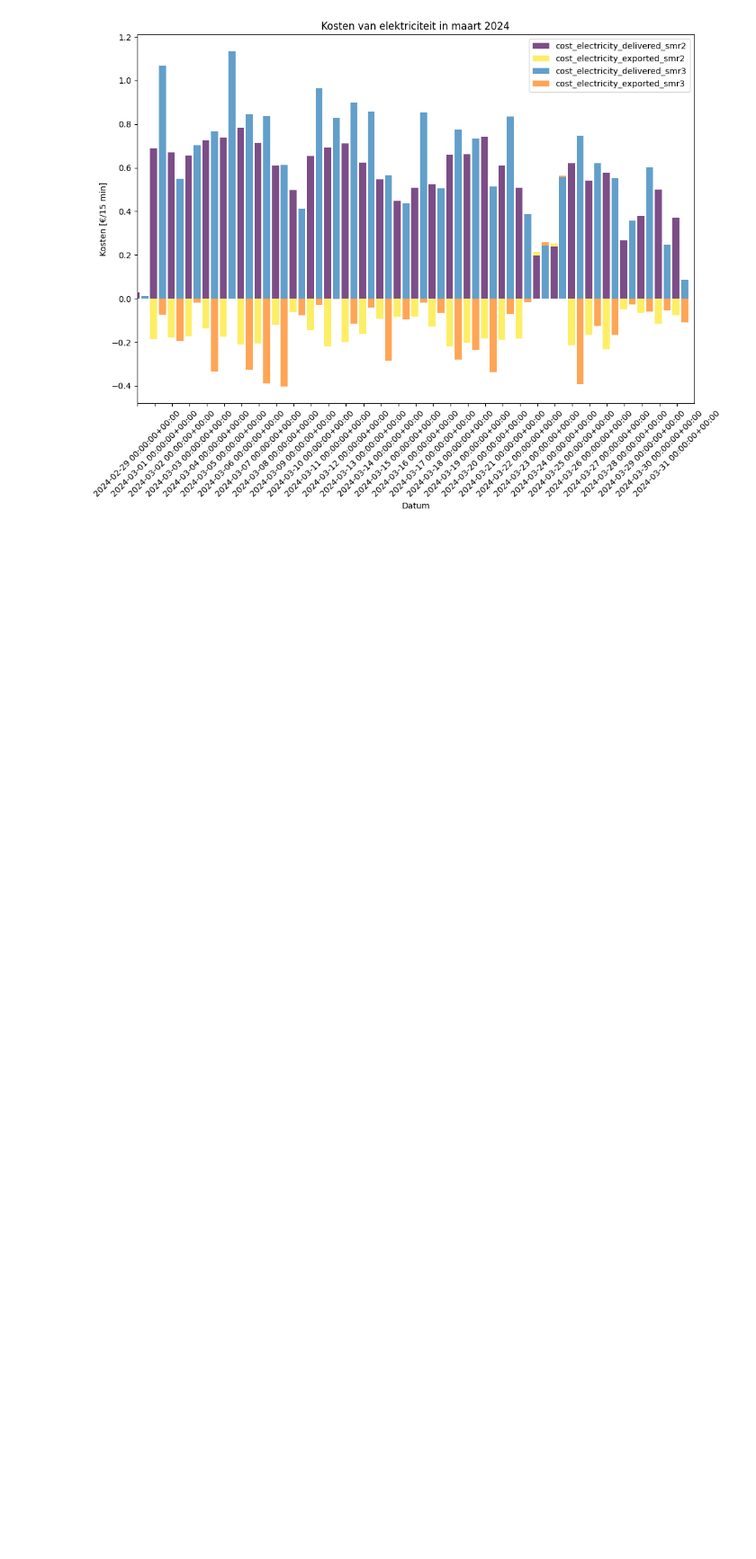
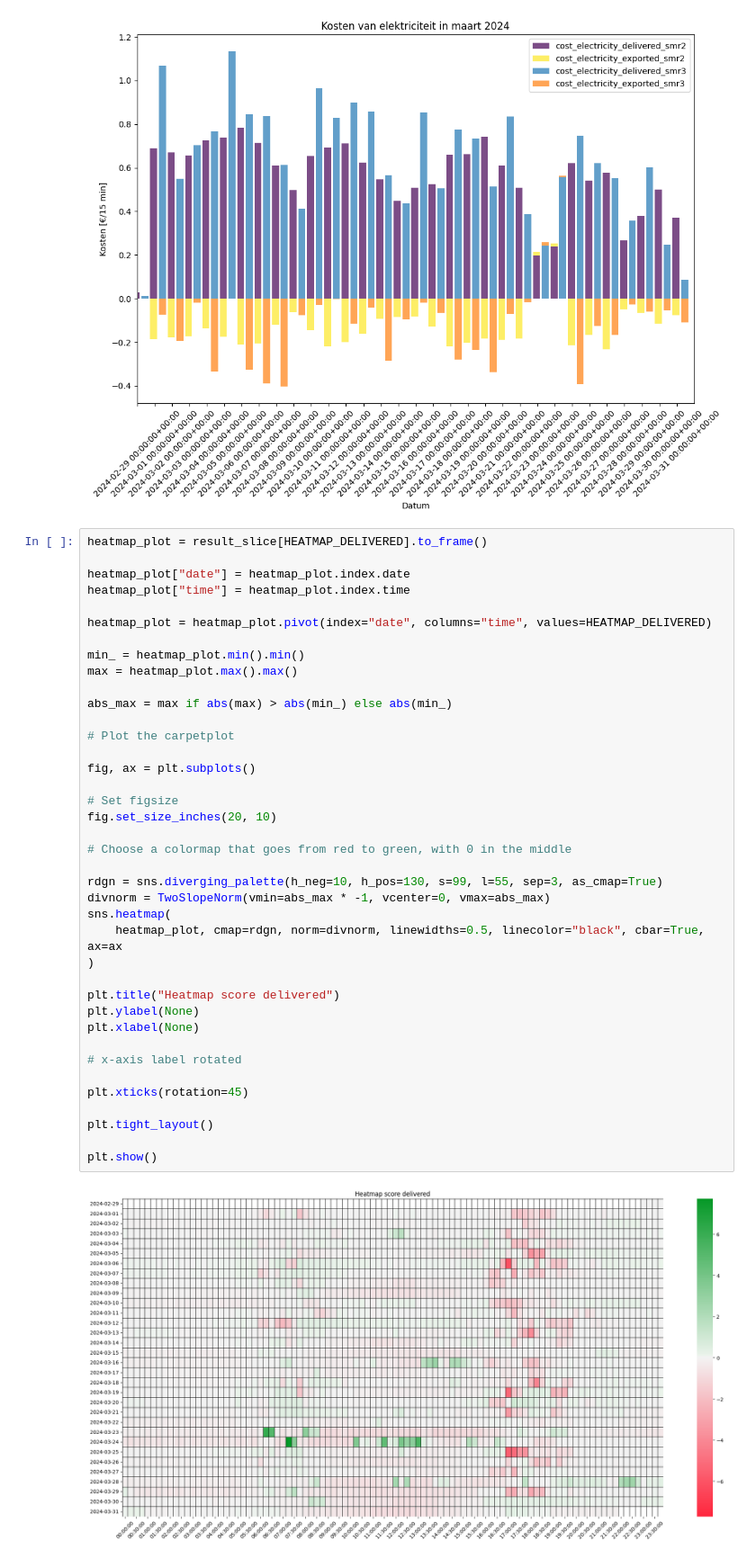
Before and after one commit to EnergieID/OpenEnergyID, a Jupyter notebook: demo_dyntar_analysis.ipynb, the cells around one changed output. Shown at 90% size. Cells and saved outputs as stored; diff of their text form; blank space fills up the shorter version.

```diff
--- a/demo_dyntar_analysis.ipynb
+++ b/demo_dyntar_analysis.ipynb
@@ -213,3 +215,44 @@ plt.title("Kosten van elektriciteit in maart 2024")
 plt.show()
 # %% [output]
 [figure]
+# %%
+heatmap_plot = result_slice[HEATMAP_DELIVERED].to_frame()
+
+heatmap_plot["date"] = heatmap_plot.index.date
+heatmap_plot["time"] = heatmap_plot.index.time
+
+heatmap_plot = heatmap_plot.pivot(index="date", columns="time", values=HEATMAP_DELIVERED)
+
+min_ = heatmap_plot.min().min()
+max = heatmap_plot.max().max()
+
+abs_max = max if abs(max) > abs(min_) else abs(min_)
+
+# Plot the carpetplot
+
+fig, ax = plt.subplots()
+
+# Set figsize
+fig.set_size_inches(20, 10)
+
+# Choose a colormap that goes from red to green, with 0 in the middle
+
+rdgn = sns.diverging_palette(h_neg=10, h_pos=130, s=99, l=55, sep=3, as_cmap=True)
+divnorm = TwoSlopeNorm(vmin=abs_max * -1, vcenter=0, vmax=abs_max)
+sns.heatmap(
+    heatmap_plot, cmap=rdgn, norm=divnorm, linewidths=0.5, linecolor="black", cbar=True, ax=ax
+)
+
+plt.title("Heatmap score delivered")
+plt.ylabel(None)
+plt.xlabel(None)
+
+# x-axis label rotated
+
+plt.xticks(rotation=45)
+
+plt.tight_layout()
+
+plt.show()
+# %% [output]
+[figure, added]
```
Also changed, not shown: parts of 3 cells of this notebook, 4 other files.
